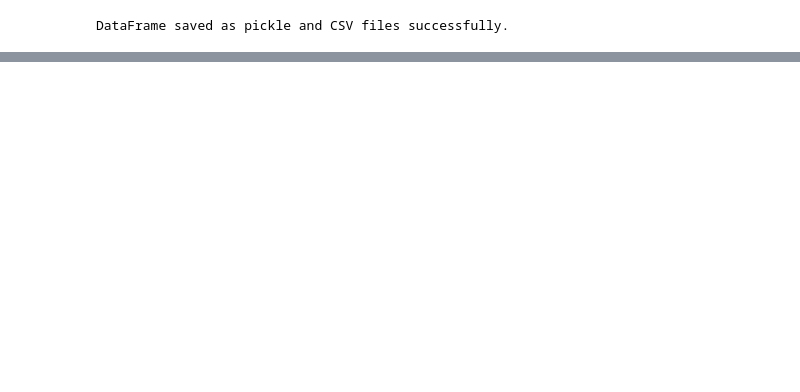
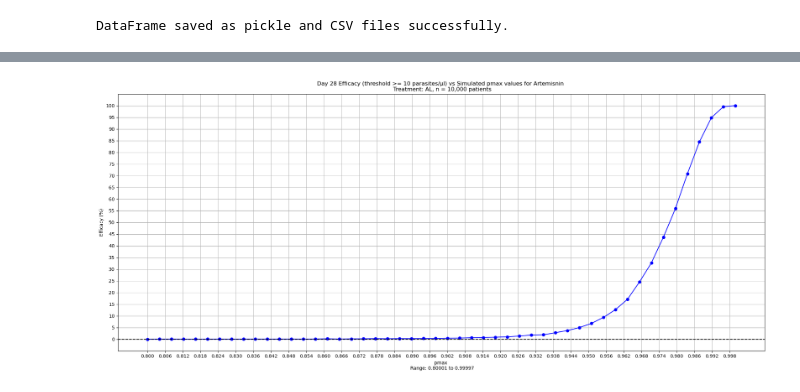
Before and after one commit to maciekboni/2019-test-ppq-pk, a Jupyter notebook: plots/AL/pkpd_AL/pfcrt+pfmdr1/bassat/art_efficacy_calibration.ipynb, the cells around one changed output, grey strips where cells are left out. Cells and saved outputs as stored; diff of their text form; code cells hidden in the pictures; blank space fills up the shorter version.

```diff
--- a/plots/AL/pkpd_AL/pfcrt+pfmdr1/bassat/art_efficacy_calibration.ipynb
+++ b/plots/AL/pkpd_AL/pfcrt+pfmdr1/bassat/art_efficacy_calibration.ipynb
@@ -288,0 +384,14 @@ dfs[49]['PARASITEDENSITY'].plot.hist(bins=50, alpha=0.5)
+# %%
+plt.figure(figsize=(25, 10))  # Adjust the figure size as needed
+plt.plot(pmax_values, clearance_rates, marker='o', linestyle='-', color='b')
+plt.xlabel('pmax \n Range: 0.80001 to 0.99997')
+plt.ylabel('Efficacy (%)')
+plt.title("Day 28 Efficacy (threshold >= 10 parasites/μl) vs Simulated pmax values for Artemisnin \n Treatment: AL, n = 10,000 patients")
+plt.grid(True)
+plt.xticks(np.arange(min(pmax_values), max(pmax_values), 0.006))  # Adjust tick marks if necessary
+plt.yticks(np.arange(0, 101, 5))  # Y-axis ticks from 0 to 100%
+plt.axhline(y=0, color='k', linestyle='--')  # Optional: horizontal line at y=0
+plt.savefig("pkpd_AL_pmax_art_test_03_efficacy.png")  # Save the plot as a PNG file
+plt.show()
+# %% [output]
+[figure, added]
```
Also changed, not shown: parts of 30 cells of this notebook, 26 other files.
